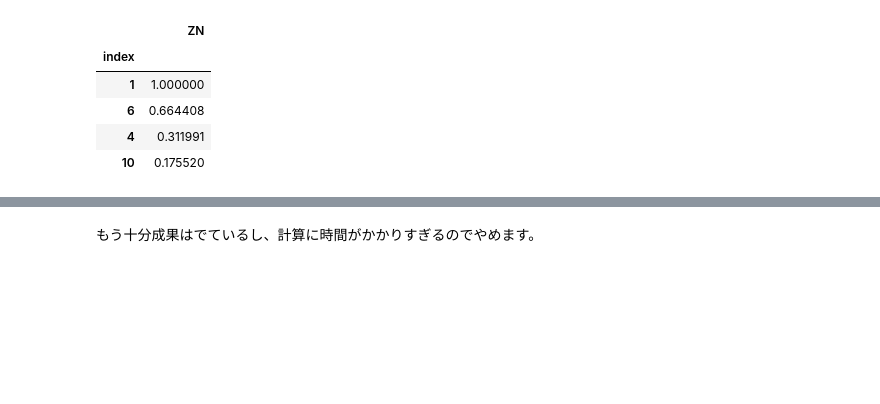
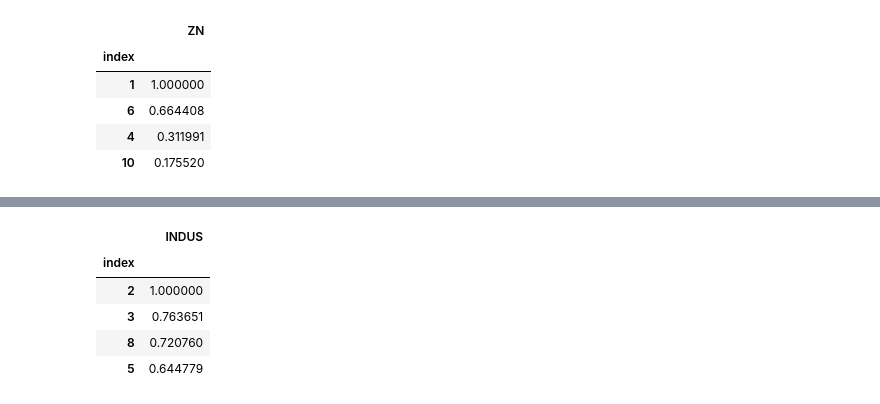
Before and after one commit to erdes/diveintocode-term0, a Jupyter notebook: Boston.ipynb, the cells around one changed output, grey strips where cells are left out. Saved outputs shown, nothing was run; the diff lists cells and outputs as text; code cells hidden in the pictures; blank space fills up the shorter version.

```diff
--- a/Boston.ipynb
+++ b/Boston.ipynb
@@ -440,2 +431,9 @@ KeyboardInterrupt:
-# %% [markdown]
-もう十分成果はでているし、計算に時間がかかりすぎるのでやめます。
+# %%
+X_corr_each_top3[2]
+# %% [output]
+|  | INDUS |
+| index |  |
+| 2 | 1.000000 |
+| 3 | 0.763651 |
+| 8 | 0.720760 |
+| 5 | 0.644779 |
```
Also changed, not shown: parts of 11 cells of this notebook.
